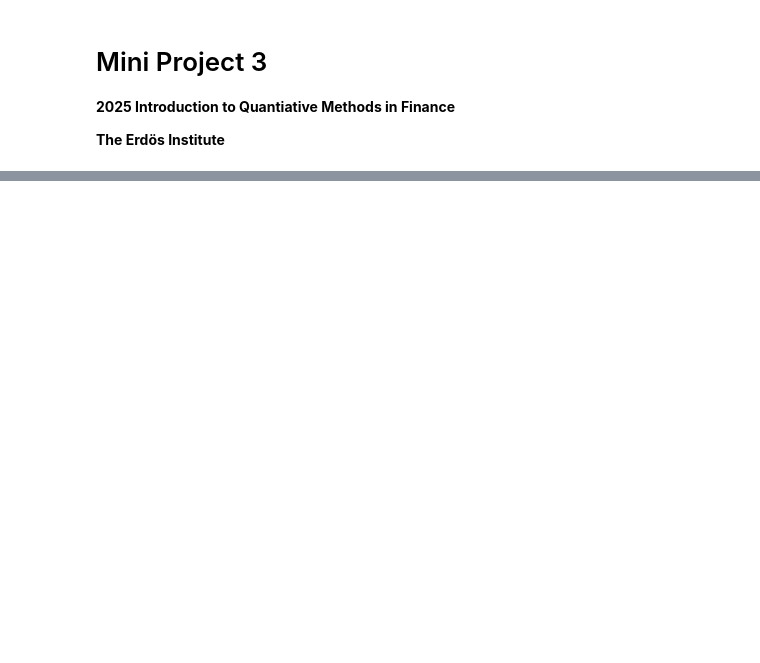
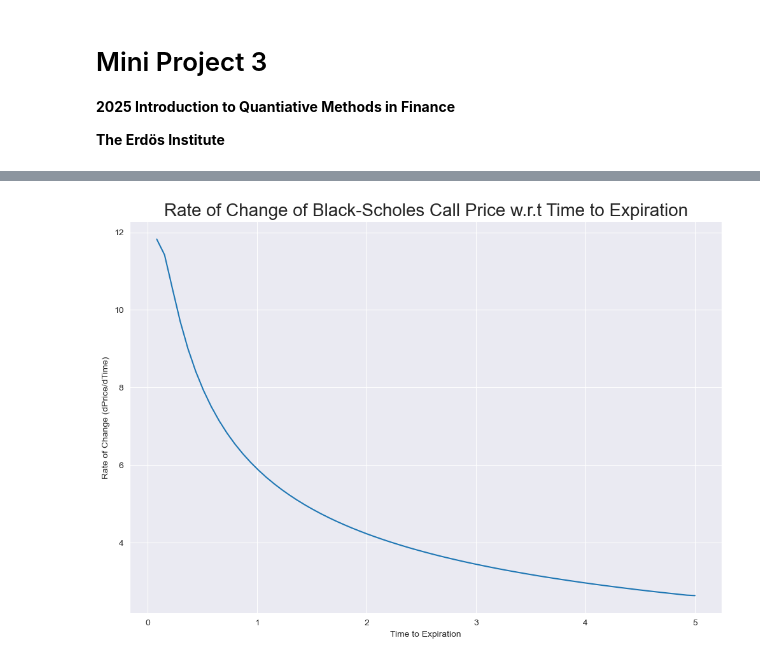
Before and after one commit to tzjsw/Erdos-summer-2025-quant-finance, a Jupyter notebook: Mini Project 3.ipynb, the cells around one changed output, grey strips where cells are left out. Saved outputs shown, nothing was run; the diff lists cells and outputs as text; code cells hidden in the pictures; blank space fills up the shorter version.

```diff
--- a/Mini Project 3.ipynb
+++ b/Mini Project 3.ipynb
@@ -93,0 +96,12 @@ plt.show()
+# %%
+# Compute rate of change
+call_rate_of_change = np.gradient(call_prices, times)
+
+plt.figure(figsize=(12, 8))
+plt.title('Rate of Change of Black-Scholes Call Price w.r.t Time to Expiration', size=20)
+plt.plot(times, call_rate_of_change)
+plt.xlabel('Time to Expiration')
+plt.ylabel('Rate of Change (dPrice/dTime)')
+plt.show()
+# %% [output]
+[figure, added]
```
Also changed, not shown: parts of 7 cells of this notebook, 5 other files.
